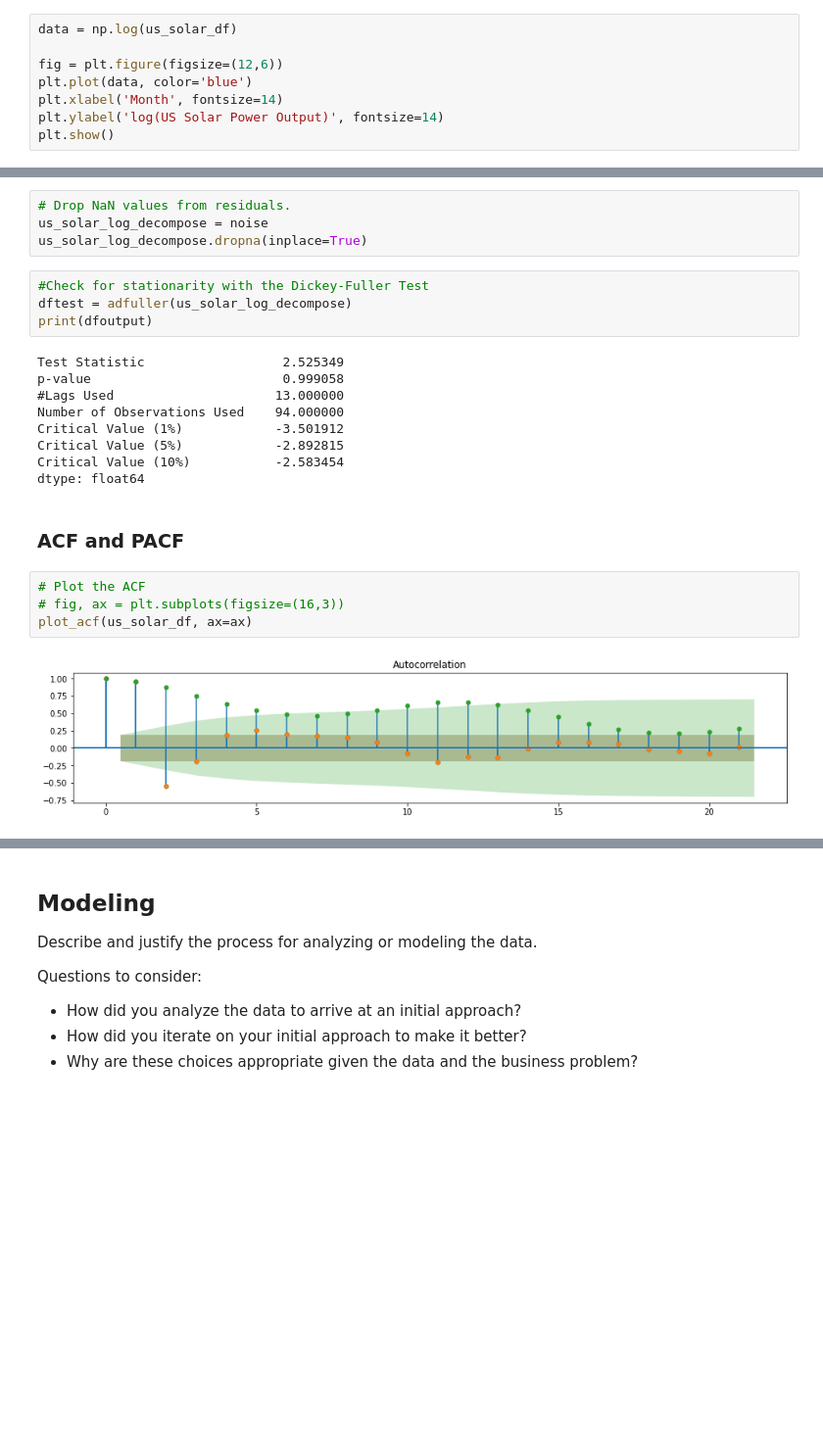
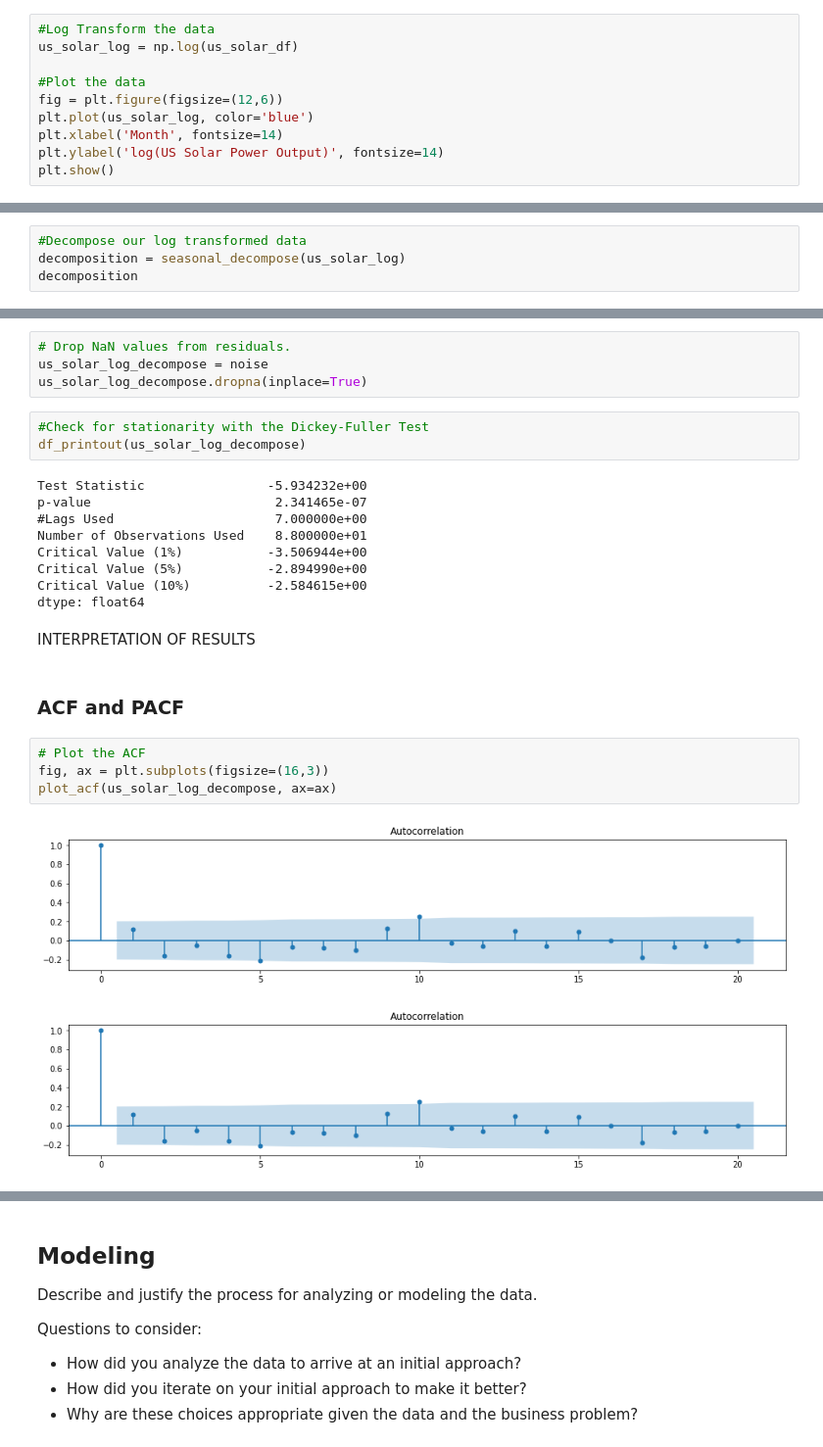
Before and after one commit to aokdata/Solar_Power_Output_Time_Series, a Jupyter notebook: Solar_Power_Output_Time_Series_Notebook.ipynb, the cells around one changed output, grey strips where cells are left out. Shown: that part at 98% size. Cells and saved outputs as stored; diff of their text form; blank space fills up the shorter version.

```diff
--- a/Solar_Power_Output_Time_Series_Notebook.ipynb
+++ b/Solar_Power_Output_Time_Series_Notebook.ipynb
@@ -459,10 +500,12 @@ plt.show(block=False)
 # %% [markdown]
 ### Log Transformation
 # %%
-data = np.log(us_solar_df)
+#Log Transform the data
+us_solar_log = np.log(us_solar_df)
 
+#Plot the data
 fig = plt.figure(figsize=(12,6))
-plt.plot(data, color='blue')
+plt.plot(us_solar_log, color='blue')
 plt.xlabel('Month', fontsize=14)
 plt.ylabel('log(US Solar Power Output)', fontsize=14)
 plt.show()
@@ -482,0 +613,4 @@ decomposition
+# %%
+#Decompose our log transformed data
+decomposition = seasonal_decompose(us_solar_log)
+decomposition
@@ -509,22 +645,24 @@ us_solar_log_decompose = noise
 us_solar_log_decompose.dropna(inplace=True)
 # %%
 #Check for stationarity with the Dickey-Fuller Test
-dftest = adfuller(us_solar_log_decompose)
-print(dfoutput)
+df_printout(us_solar_log_decompose)
 # %% [output]
-Test Statistic                  2.525349
-p-value                         0.999058
-#Lags Used                     13.000000
-Number of Observations Used    94.000000
-Critical Value (1%)            -3.501912
-Critical Value (5%)            -2.892815
-Critical Value (10%)           -2.583454
+Test Statistic                -5.934232e+00
+p-value                        2.341465e-07
+#Lags Used                     7.000000e+00
+Number of Observations Used    8.800000e+01
+Critical Value (1%)           -3.506944e+00
+Critical Value (5%)           -2.894990e+00
+Critical Value (10%)          -2.584615e+00
 dtype: float64
+# %% [markdown]
+INTERPRETATION OF RESULTS
 # %% [markdown]
 ### ACF and PACF
 # %%
 # Plot the ACF
-# fig, ax = plt.subplots(figsize=(16,3))
-plot_acf(us_solar_df, ax=ax)
+fig, ax = plt.subplots(figsize=(16,3))
+plot_acf(us_solar_log_decompose, ax=ax)
 # %% [output]
-[figure, old version]
+[figure, new version]
+[figure, added]
```
Also changed, not shown: parts of 39 cells of this notebook.
